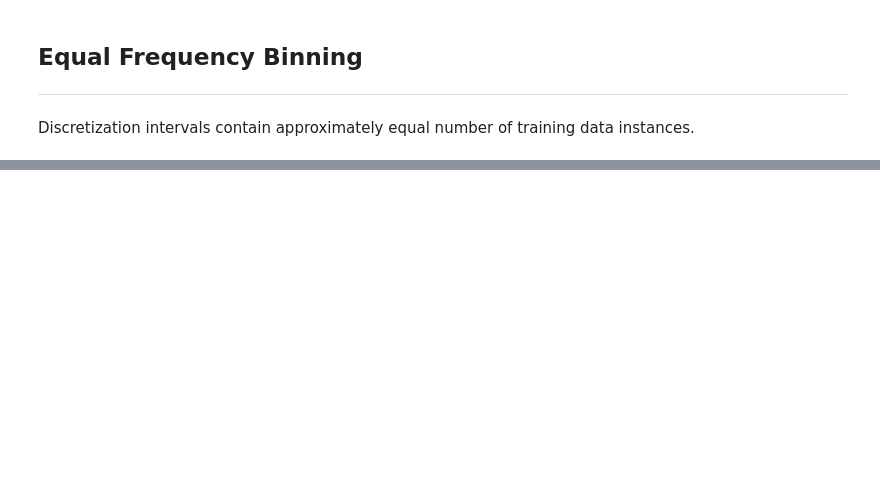
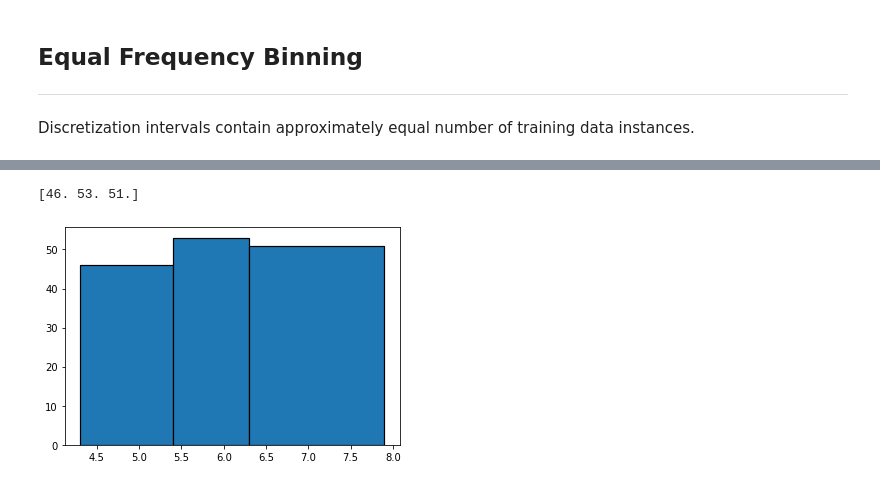
Before and after one commit to iamshnoo/6th_sem, a Jupyter notebook: DataMining/Assignment_2/Discretisation.ipynb, the cells around one changed output, grey strips where cells are left out. Saved outputs shown, nothing was run; the diff lists cells and outputs as text; code cells hidden in the pictures; blank space fills up the shorter version.

```diff
--- a/DataMining/Assignment_2/Discretisation.ipynb
+++ b/DataMining/Assignment_2/Discretisation.ipynb
@@ -45,3 +50,6 @@ print(Bins)
 # %%
-frequencies, Bins, _ = plt.hist(data['sepal length in cm'], Bins, rwidth = 0.5)
+frequencies, Bins, _ = plt.hist(data['sepal length in cm'], Bins, edgecolor='black', linewidth=1.2)
 print(frequencies)
+# %% [output]
+[46. 53. 51.]
+[figure, added]
```
Also changed, not shown: parts of 12 cells of this notebook, 1 other file.
